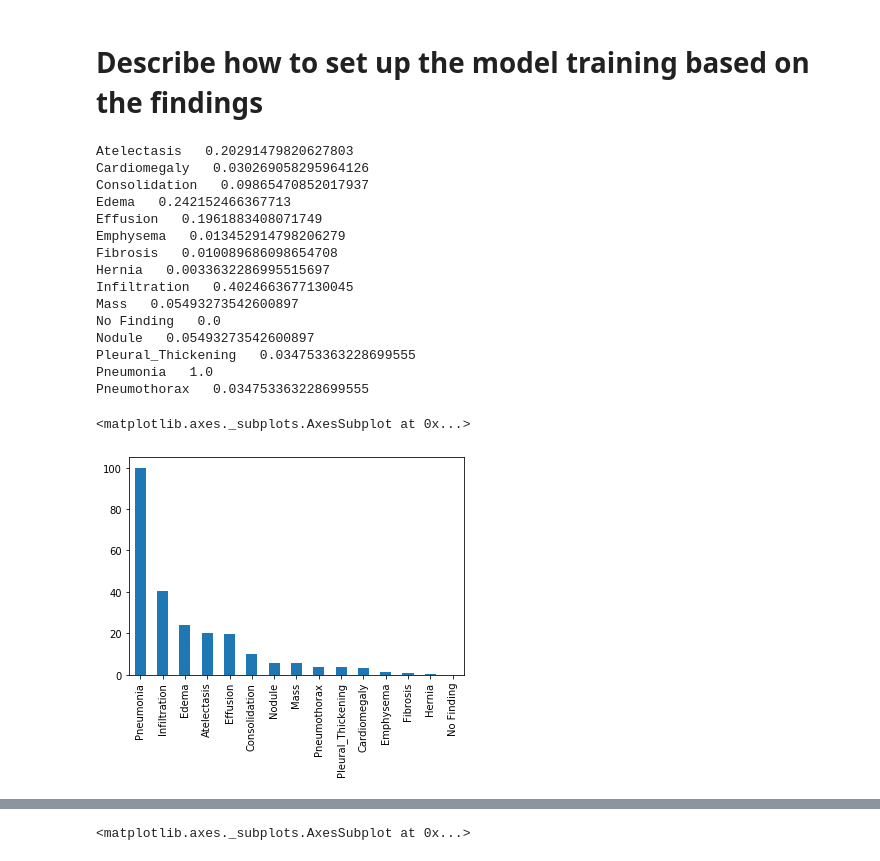
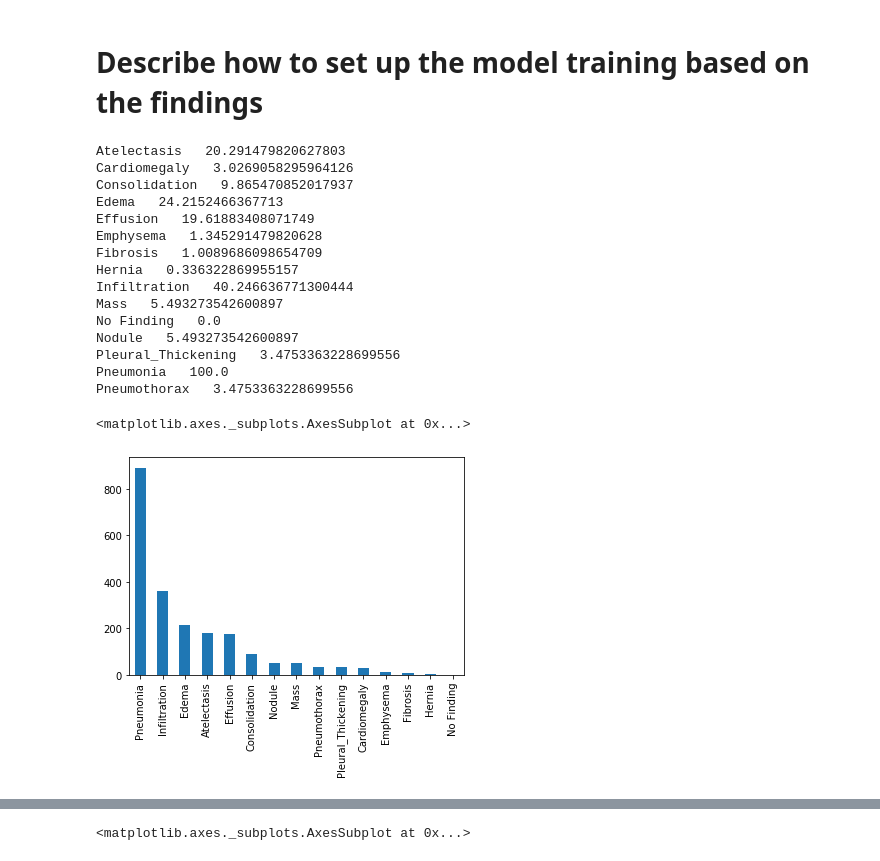
Before and after one commit to chandc/AI_Healthcare, a Jupyter notebook: Pneumonia_Detection_from_Chest_X-Rays/EDA.ipynb, the cells around one changed output, grey strips where cells are left out. Saved outputs shown, nothing was run; the diff lists cells and outputs as text; code cells hidden in the pictures.

```diff
--- a/Pneumonia_Detection_from_Chest_X-Rays/EDA.ipynb
+++ b/Pneumonia_Detection_from_Chest_X-Rays/EDA.ipynb
@@ -247,30 +247,33 @@ Name: Pneumonia, dtype: int64
 ## frequency of co-occurence with other diseases
 
 for d in all_labels:
-    print ( d," ",filtered [ (filtered['Pneumonia']==1) & (filtered[d]==1)].shape[0]/892. )
+    print ( d," ",filtered [ (filtered['Pneumonia']==1) & (filtered[d]==1)].shape[0]/892.*100. )
 # %% [output]
-Atelectasis   0.20291479820627803
-Cardiomegaly   0.030269058295964126
-Consolidation   0.09865470852017937
-Edema   0.242152466367713
-Effusion   0.1961883408071749
-Emphysema   0.013452914798206279
-Fibrosis   0.010089686098654708
-Hernia   0.0033632286995515697
-Infiltration   0.4024663677130045
-Mass   0.05493273542600897
+Atelectasis   20.291479820627803
+Cardiomegaly   3.0269058295964126
+Consolidation   9.865470852017937
+Edema   24.2152466367713
+Effusion   19.61883408071749
+Emphysema   1.345291479820628
+Fibrosis   1.0089686098654709
+Hernia   0.336322869955157
+Infiltration   40.246636771300444
+Mass   5.493273542600897
 No Finding   0.0
-Nodule   0.05493273542600897
-Pleural_Thickening   0.034753363228699555
-Pneumonia   1.0
-Pneumothorax   0.034753363228699555
+Nodule   5.493273542600897
+Pleural_Thickening   3.4753363228699556
+Pneumonia   100.0
+Pneumothorax   3.4753363228699556
 # %%
 occur ={}
 for d in all_labels:
-    occur[d] = filtered [ (filtered['Pneumonia']==1) & (filtered[d]==1)].shape[0]/892.*100.
+    #occur[d] = filtered [ (filtered['Pneumonia']==1) & (filtered[d]==1)].shape[0]/892.*100.
+    occur[d] = filtered [ (filtered['Pneumonia']==1) & (filtered[d]==1)].shape[0]
+
+
 series = pd.Series(occur).sort_values(ascending=False)
 series.plot(kind='bar')
 # %% [output]
 <matplotlib.axes._subplots.AxesSubplot at 0x...>
-[figure, old version]
+[figure, new version]
 # %% [markdown]
```
Also changed, not shown: parts of 40 cells of this notebook, 2 other files.
